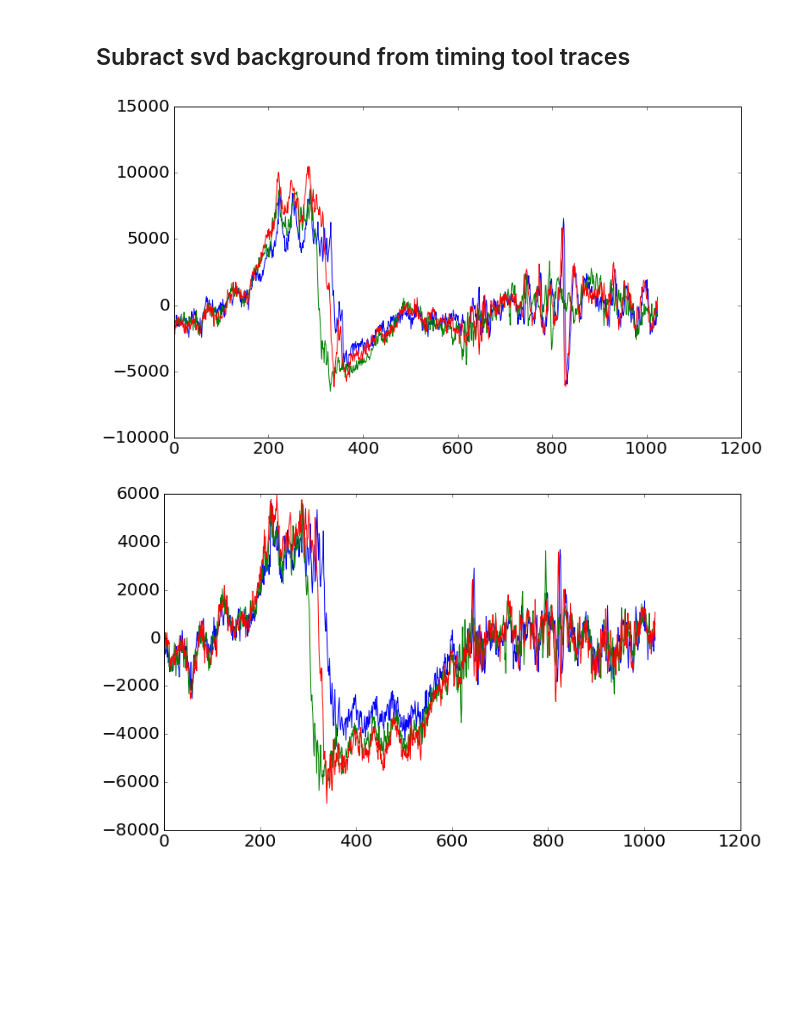
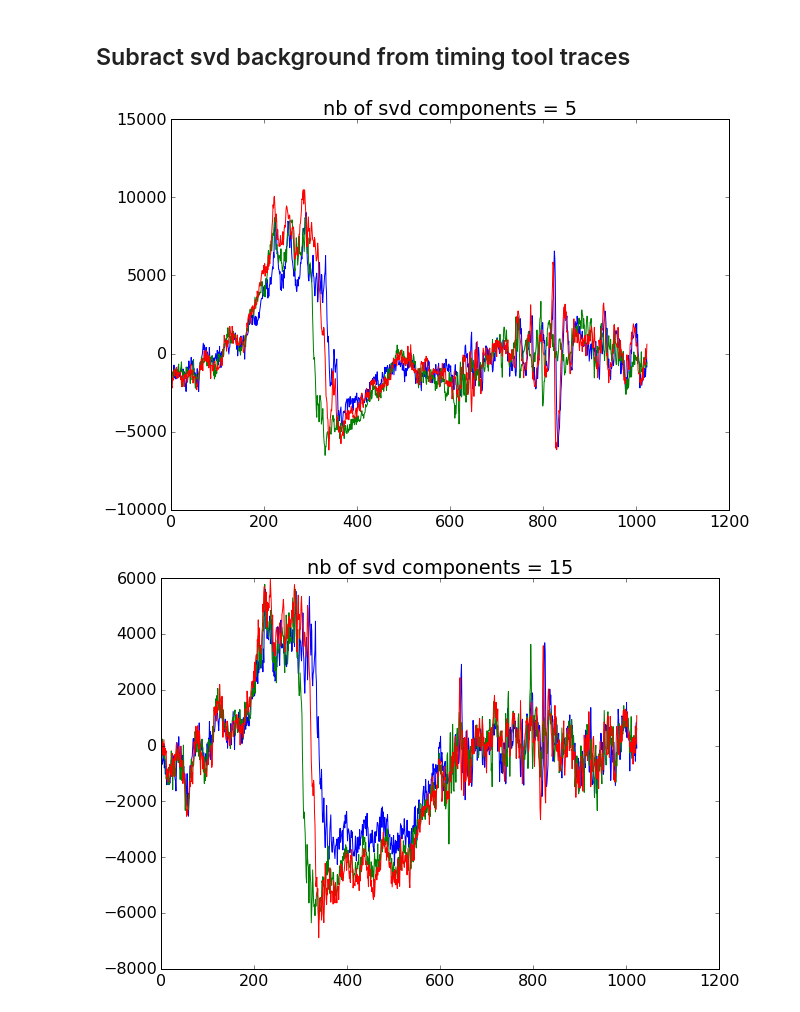
Before and after one commit to vespos/sxri0414, a Jupyter notebook: tt_analysis.ipynb, the cells around one changed output. Saved outputs shown, nothing was run; the diff lists cells and outputs as text; code cells hidden in the pictures; blank space fills up the shorter version.

```diff
--- a/tt_analysis.ipynb
+++ b/tt_analysis.ipynb
@@ -1,28 +1,33 @@
 # %%
+import sys
+from importlib import reload
+from pathlib import Path
+from time import time
+
+import h5py as h5
 import numpy as np
+from scipy.signal import savgol_filter as savgol
+from scipy.stats import binned_statistic
+from scipy.stats.mstats import theilslopes
+
 import matplotlib.pyplot as plt
 import matplotlib
-import h5py as h5
-import sys
-from scipy.stats import binned_statistic
-from scipy.stats.mstats import theilslopes
-from importlib import reload
-from pathlib import Path
+import bokeh
+from bokeh.io import output_notebook, show
+from bokeh.plotting import figure
 
 sys.path.append('/reg/neh/home4/espov/python/datastorage/')
 import datastorage
 
 import ana_fun as ana
-import bokeh
-from bokeh.io import output_notebook, show
-from bokeh.plotting import figure
+
 
 output_notebook()
 
-matplotlib.rcParams['figure.figsize'] = (12, 7)
-matplotlib.rc('font', size=20)
+matplotlib.rcParams['figure.figsize'] = (10, 7)
+matplotlib.rc('font', size=16)
 #matplotlib.rcParams['ax
-#atplotlib.rcParams.keys()
+#matplotlib.rcParams.keys()
 # %% [output]
 Loading BokehJS ...
 # %% [markdown]
@@ -75,18 +80,20 @@ bkgs.shape
 # %%
 mask = ttdata.astype(bool)[1]
 mask[200:600] = False
 
 ttcorr = ana.subtract_svd_background(data, mask, svd_size=5)
 
 plt.plot(ttcorr[:3].transpose())
+plt.title('nb of svd components = 5')
 plt.show()
 # %% [output]
-[figure, old version]
+[figure, new version]
 # %%
 ttcorr = ana.subtract_svd_background(data, mask, svd_size=15)
 
 plt.plot(ttcorr[:3].transpose())
+plt.title('nb of svd components = 15')
 plt.show()
 # %% [output]
-[figure, old version]
+[figure, new version]
 # %%
```
Also changed, not shown: parts of 18 cells of this notebook, 3 other files.
